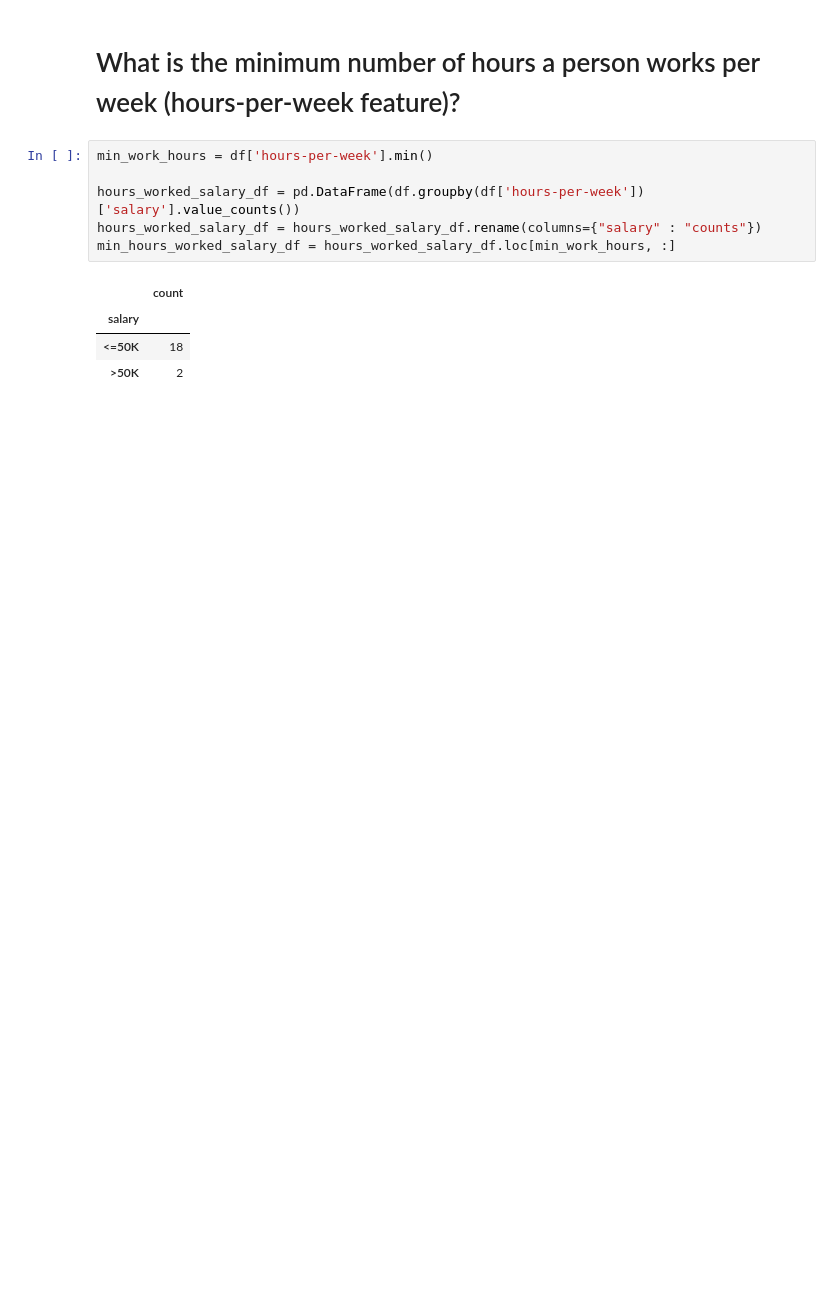
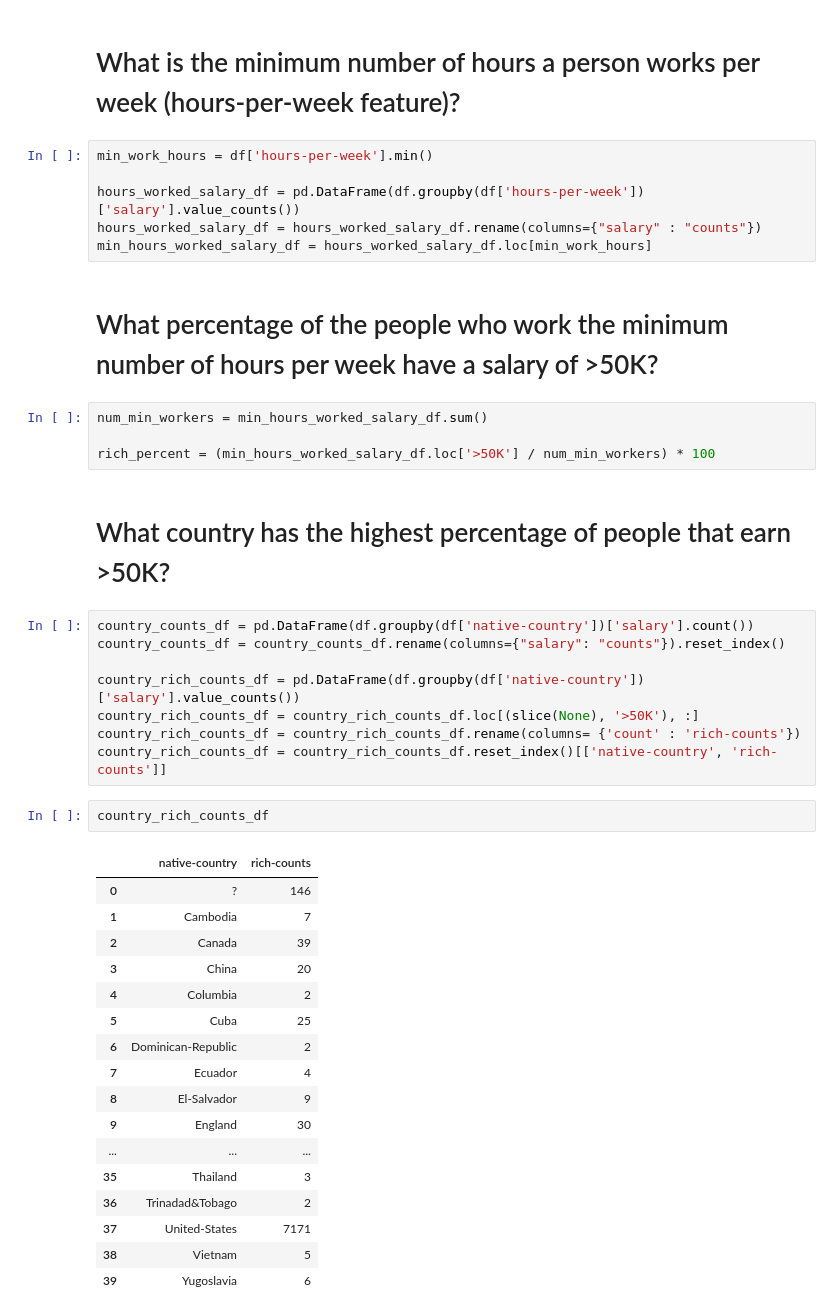
Before and after one commit to zach850/DataAnalystProjects, a Jupyter notebook: Python_Projects/demographic_data/demographic_analyzer.ipynb, the cells around one changed output. Cells and saved outputs as stored; diff of their text form; blank space fills up the shorter version.

```diff
--- a/Python_Projects/demographic_data/demographic_analyzer.ipynb
+++ b/Python_Projects/demographic_data/demographic_analyzer.ipynb
@@ -135,9 +132,40 @@ min_work_hours = df['hours-per-week'].min()
 
 hours_worked_salary_df = pd.DataFrame(df.groupby(df['hours-per-week'])['salary'].value_counts())
 hours_worked_salary_df = hours_worked_salary_df.rename(columns={"salary" : "counts"})
-min_hours_worked_salary_df = hours_worked_salary_df.loc[min_work_hours, :]
+min_hours_worked_salary_df = hours_worked_salary_df.loc[min_work_hours]
-# %% [output]
-|  | count |
-| salary |  |
-| <=50K | 18 |
-| >50K | 2 |
+# %% [markdown]
+ # What percentage of the people who work the minimum number of hours per week have a salary of >50K?
+# %%
+num_min_workers = min_hours_worked_salary_df.sum()
+
+rich_percent = (min_hours_worked_salary_df.loc['>50K'] / num_min_workers) * 100
+# %% [markdown]
+ # What country has the highest percentage of people that earn >50K?
+# %%
+country_counts_df = pd.DataFrame(df.groupby(df['native-country'])['salary'].count())
+country_counts_df = country_counts_df.rename(columns={"salary": "counts"}).reset_index()
+
+country_rich_counts_df = pd.DataFrame(df.groupby(df['native-country'])['salary'].value_counts())
+country_rich_counts_df = country_rich_counts_df.loc[(slice(None), '>50K'), :]
+country_rich_counts_df = country_rich_counts_df.rename(columns= {'count' : 'rich-counts'})
+country_rich_counts_df = country_rich_counts_df.reset_index()[['native-country', 'rich-counts']]
+# %%
+country_rich_counts_df
+# %% [output]
+|  | native-country | rich-counts |
+| 0 | ? | 146 |
+| 1 | Cambodia | 7 |
+| 2 | Canada | 39 |
+| 3 | China | 20 |
+| 4 | Columbia | 2 |
+| 5 | Cuba | 25 |
+| 6 | Dominican-Republic | 2 |
+| 7 | Ecuador | 4 |
+| 8 | El-Salvador | 9 |
+| 9 | England | 30 |
+| ... | ... | ... |
+| 35 | Thailand | 3 |
+| 36 | Trinadad&Tobago | 2 |
+| 37 | United-States | 7171 |
+| 38 | Vietnam | 5 |
+| 39 | Yugoslavia | 6 |
```
Also changed, not shown: parts of 1 cell of this notebook.
